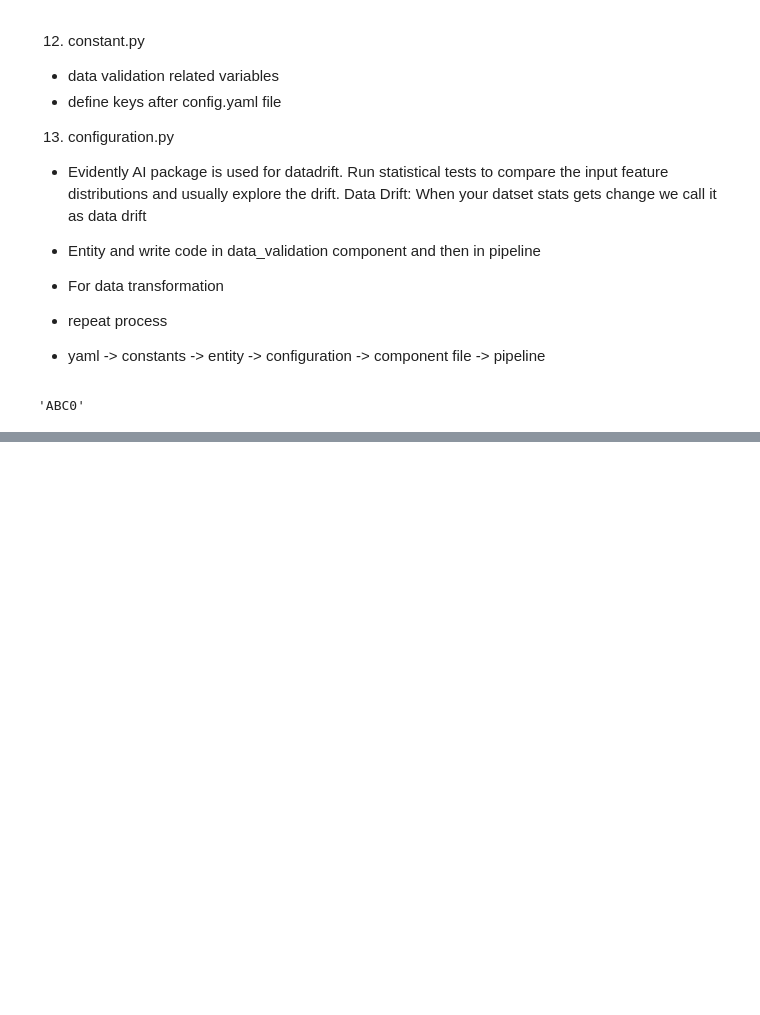
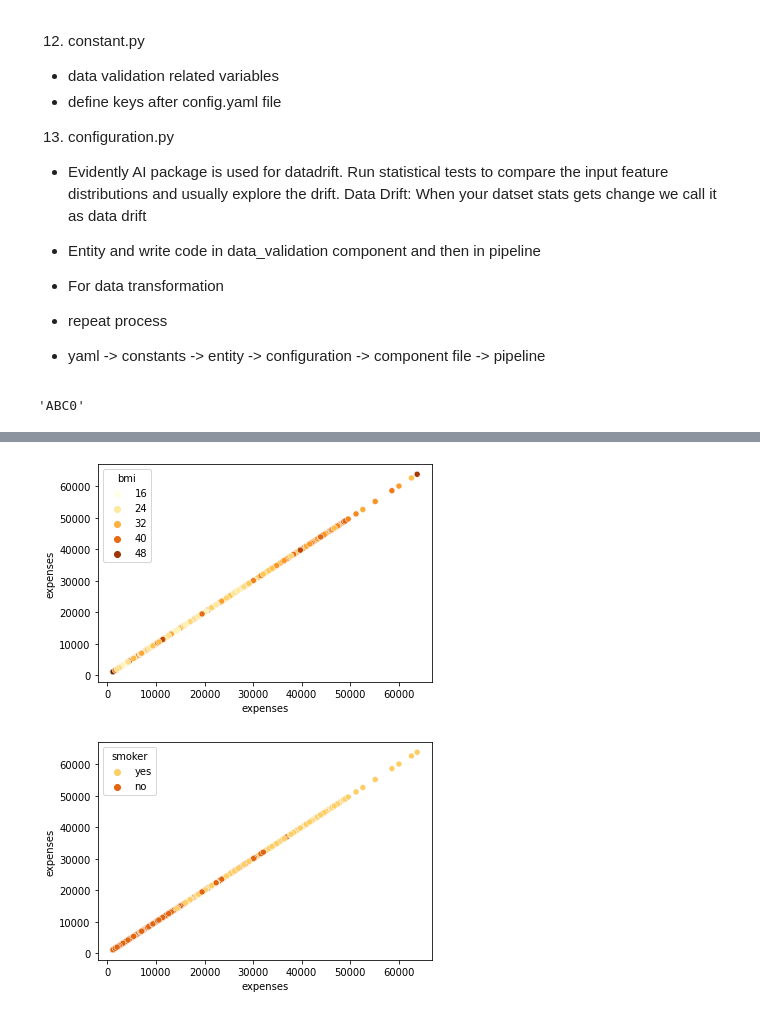
Before and after one commit to Algo52/Insurance_Premium_Predicition, a Jupyter notebook: Notes/notes.ipynb, the cells around one changed output, grey strips where cells are left out. Saved outputs shown, nothing was run; the diff lists cells and outputs as text; code cells hidden in the pictures; blank space fills up the shorter version.

```diff
--- a/Notes/notes.ipynb
+++ b/Notes/notes.ipynb
@@ -459,0 +674,7 @@ dict1["C"][0]
+# %%
+for i in ['bmi','smoker']:
+    sns.scatterplot(data=df, x='expenses', y='expenses',hue=i,palette='YlOrBr')
+    plt.show()
+# %% [output]
+[figure, added]
+[figure, added]
```
Also changed, not shown: parts of 32 cells of this notebook, 4 other files.
